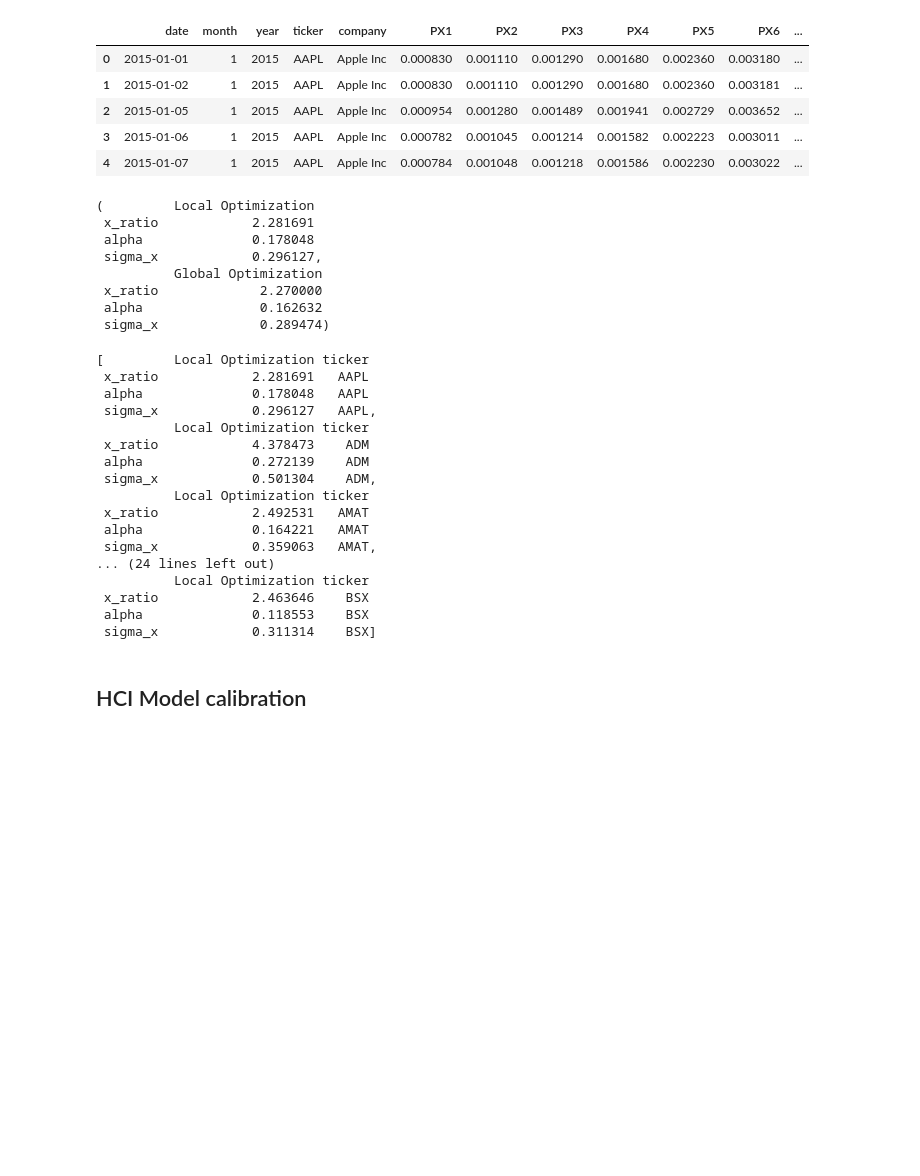
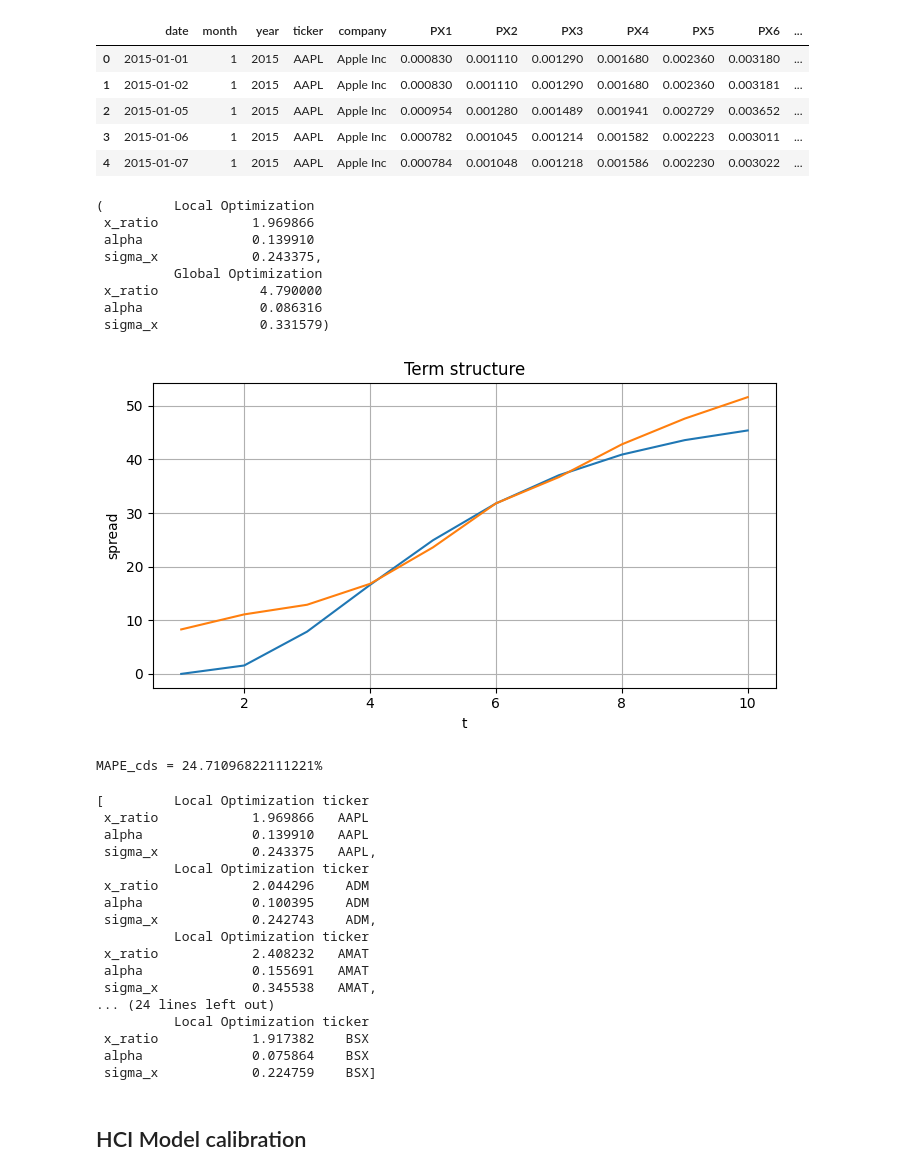
Before and after one commit to catbughilda/m_thesis_code, a Jupyter notebook: Main.ipynb, the cells around one changed output. Drawn from its saved outputs; the diff is of its cells as text; code cells hidden in the pictures; blank space fills up the shorter version.

```diff
--- a/Main.ipynb
+++ b/Main.ipynb
@@ -126,18 +127,38 @@ cds.head()
 single_entity = cds.loc[(cds.date =='2015-01-01') & (cds.ticker == 'AAPL')]
 maturities = np.linspace(1,10,10)
 
-CEb_calibration(cir.values.flatten(),0.4,single_entity[['PX1','PX2','PX3','PX4','PX5','PX6','PX7','PX8','PX9','PX10']].values,maturities)
-
-#33sec x 114 entities
+params = CEb_calibration(cir.values.flatten(),0.4,single_entity[['PX1','PX2','PX3','PX4','PX5','PX6','PX7','PX8','PX9','PX10']].values.flatten(),maturities)
+params
+#33sec x 96 entities for 2015
 # %% [output]
 (         Local Optimization
- x_ratio            2.281691
- alpha              0.178048
- sigma_x            0.296127,
+ x_ratio            1.969866
+ alpha              0.139910
+ sigma_x            0.243375,
           Global Optimization
- x_ratio             2.270000
- alpha               0.162632
- sigma_x             0.289474)
+ x_ratio             4.790000
+ alpha               0.086316
+ sigma_x             0.331579)
+# %%
+params_gbm = params[1]
+plt.figure(figsize=(7, 4))
+plt.plot(maturities, CDS_price_CEb(0.4, maturities, cir.values.flatten(), params_gbm.values.flatten())[2]*10000)
+plt.plot(maturities, single_entity[['PX1','PX2','PX3','PX4','PX5','PX6','PX7','PX8','PX9','PX10']].values.flatten()*10000) #convert to bps
+plt.xlabel("t")
+plt.ylabel("spread")
+plt.title("Term structure")
+plt.grid(True)
+plt.tight_layout()
+plt.show()
+# %% [output]
+[figure, added]
+# %%
+MAPE_cds = MAPE(single_entity[['PX1','PX2','PX3','PX4','PX5','PX6','PX7','PX8','PX9','PX10']].values.flatten(),
+            CDS_price_CEb(0.4, maturities, cir.values.flatten(), params_gbm.values.flatten())[2])
+
+print(f'MAPE_cds = {MAPE_cds*100}%')
+# %% [output]
+MAPE_cds = 24.71096822111221%
 # %%
 # all entities --> runtimewarning coming from unavab model_prices (sigma too small?)
 date = '2015-01-01'
@@ -164,22 +185,22 @@ for ticker in tickers[0:10]: # slow
 results
 # %% [output]
 [         Local Optimization ticker
- x_ratio            2.281691   AAPL
- alpha              0.178048   AAPL
- sigma_x            0.296127   AAPL,
+ x_ratio            1.969866   AAPL
+ alpha              0.139910   AAPL
+ sigma_x            0.243375   AAPL,
           Local Optimization ticker
- x_ratio            4.378473    ADM
- alpha              0.272139    ADM
- sigma_x            0.501304    ADM,
+ x_ratio            2.044296    ADM
+ alpha              0.100395    ADM
+ sigma_x            0.242743    ADM,
           Local Optimization ticker
- x_ratio            2.492531   AMAT
- alpha              0.164221   AMAT
- sigma_x            0.359063   AMAT,
+ x_ratio            2.408232   AMAT
+ alpha              0.155691   AMAT
+ sigma_x            0.345538   AMAT,
 ... (24 lines left out)
           Local Optimization ticker
- x_ratio            2.463646    BSX
- alpha              0.118553    BSX
- sigma_x            0.311314    BSX]
+ x_ratio            1.917382    BSX
+ alpha              0.075864    BSX
+ sigma_x            0.224759    BSX]
 # %% [markdown]
 ## HCI Model calibration
 # %% [markdown]
```
Also changed, not shown: parts of 1 cell of this notebook, 1 other file.
